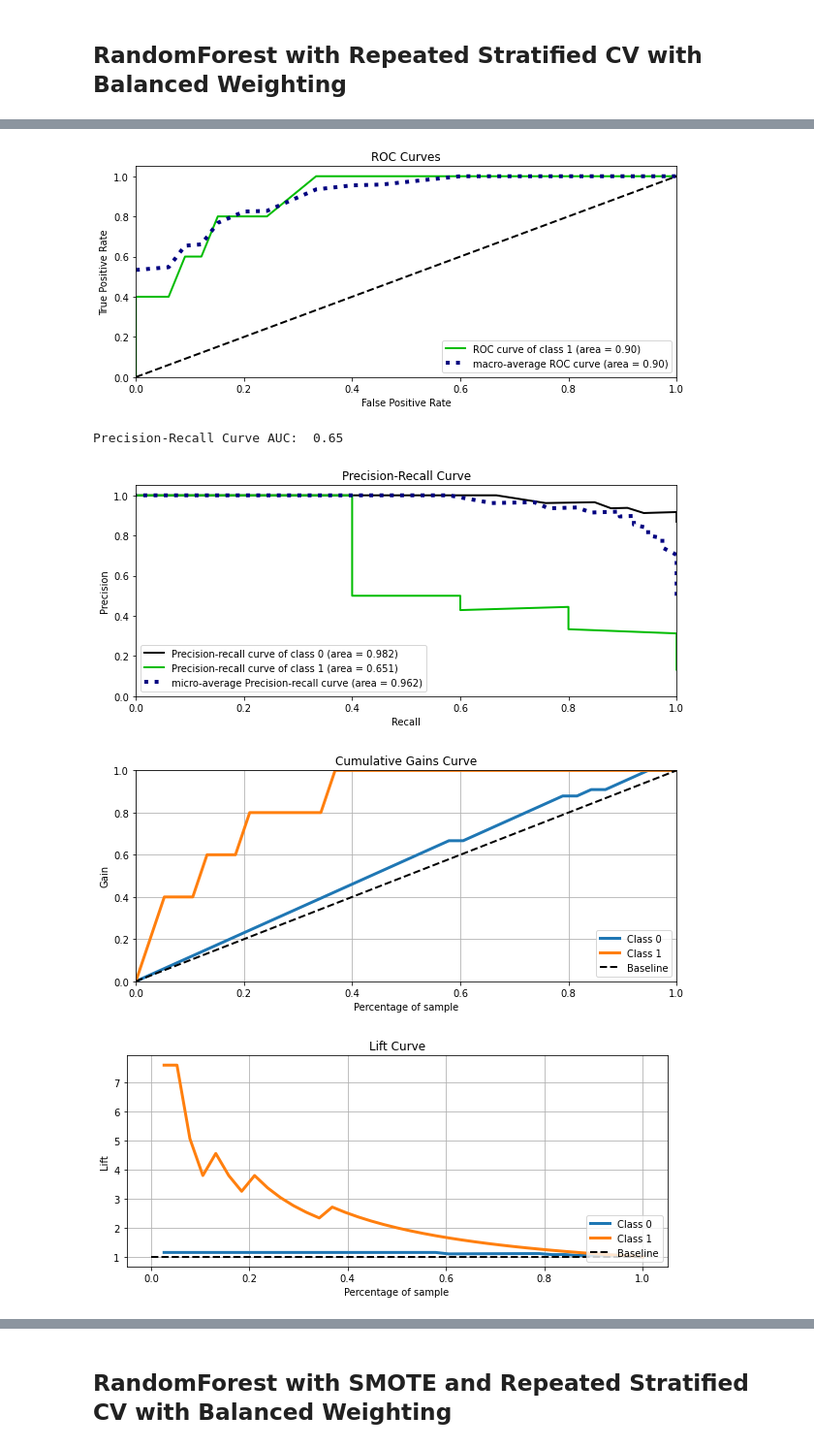
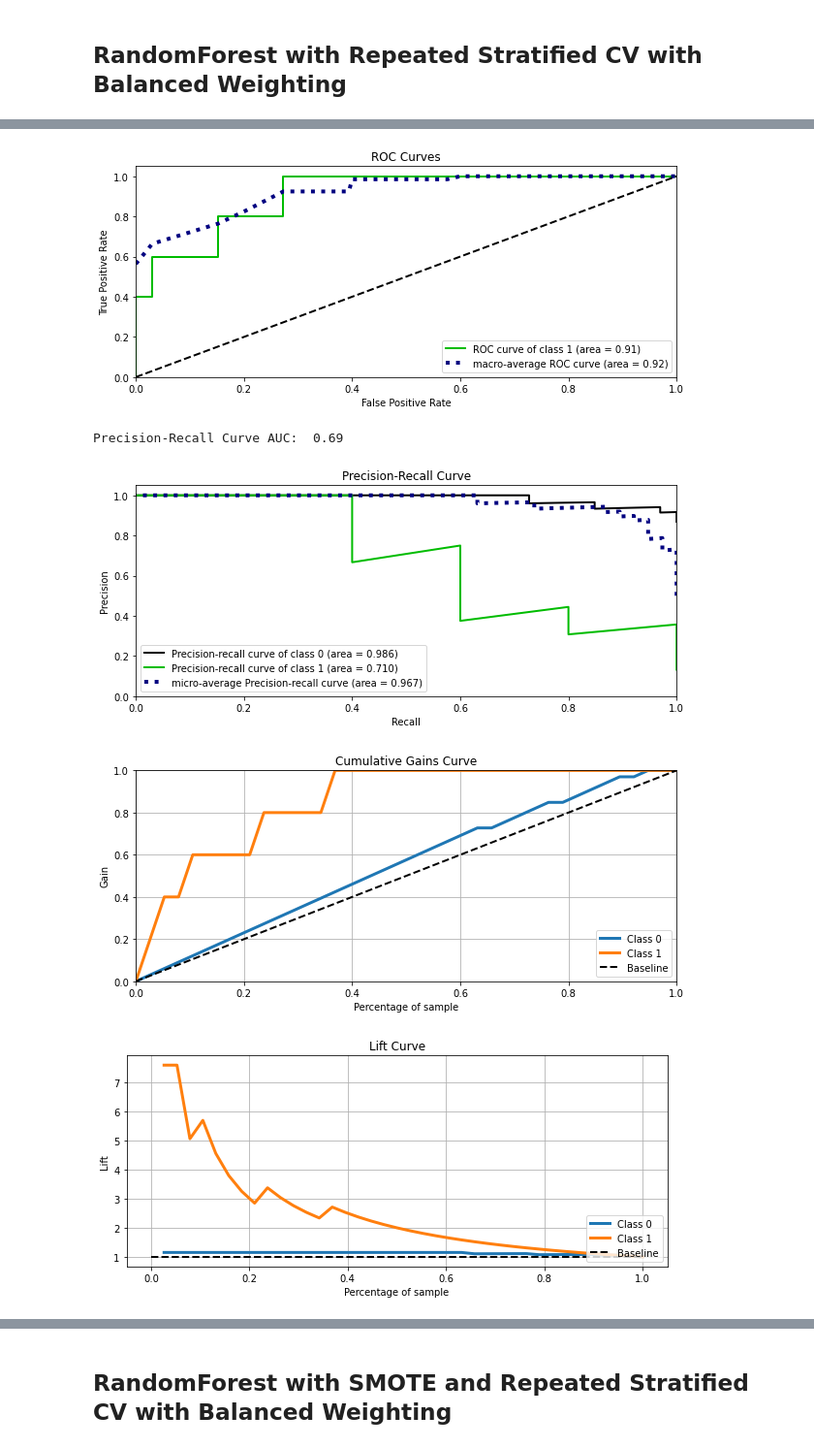
Before and after one commit to ejw-data/ml-myopia, a Jupyter notebook: data-balancing/balance-model-weights.ipynb, the cells around one changed output, grey strips where cells are left out. Shown at 97% size. Saved outputs shown, nothing was run; the diff lists cells and outputs as text; code cells hidden in the pictures.

Commit message:
updated weights notebook

```diff
--- a/data-balancing/balance-model-weights.ipynb
+++ b/data-balancing/balance-model-weights.ipynb
@@ -99,8 +99,8 @@ Thresholds        TPR        FPR
 ## RandomForest with Repeated Stratified CV with Balanced Weighting
 # %%
 scoring = ('f1', 'recall', 'precision', 'roc_auc')
-steps = [('model', RandomForestClassifier(class_weight="balanced", random_state=1))]
-cv = RepeatedStratifiedKFold(n_splits=10, n_repeats=3, random_state=1)
+steps = [('model', RandomForestClassifier(class_weight="balanced", n_estimators=150, random_state=1))]
+cv = RepeatedStratifiedKFold(n_splits=10, n_repeats=3, random_state=2)
 
 model_evaluate(steps, cv, X_train, y_train, X_test, y_test)
 # %% [output]
@@ -124,8 +124,8 @@ ROC AUC:  0.9
-[figure, old version]
+[figure, new version]
-Precision-Recall Curve AUC:  0.65
+Precision-Recall Curve AUC:  0.69
-[figure, old version]
+[figure, new version]
-[figure, old version]
+[figure, new version]
-[figure, old version]
+[figure, new version]
 --------------------------------------------------
 
 
```
Also changed, not shown: parts of 5 cells of this notebook, 3 other files.
